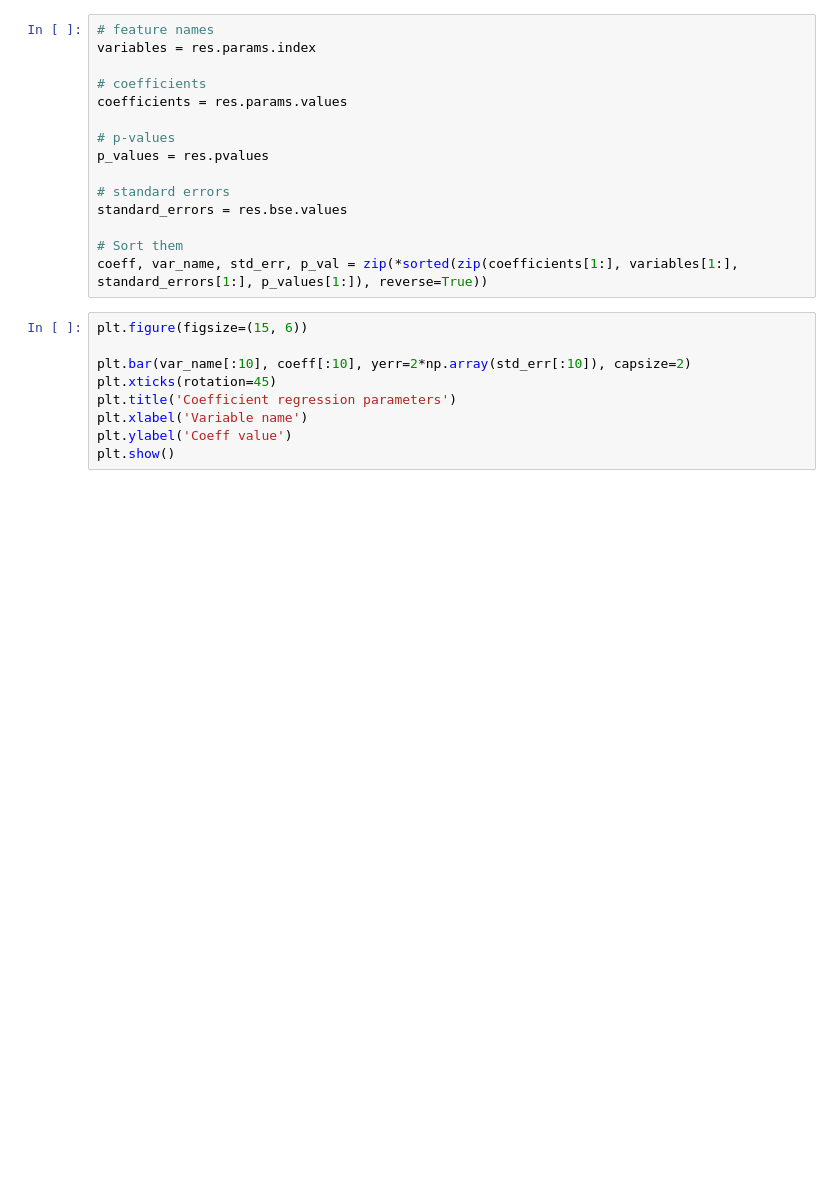
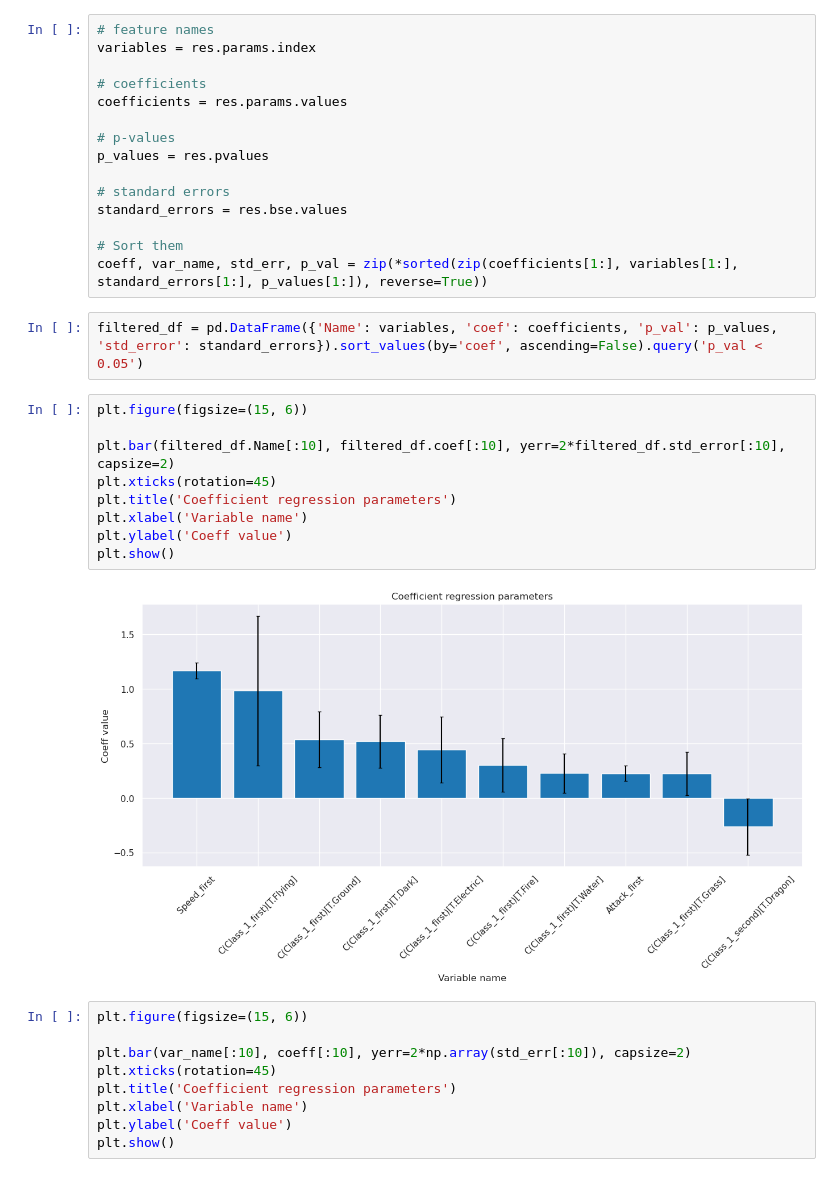
Before and after one commit to david-schroeter/ada_exams, a Jupyter notebook: final_2017/301062.ipynb, the cells around one changed output. Cells and saved outputs as stored; diff of their text form; blank space fills up the shorter version.

```diff
--- a/final_2017/301062.ipynb
+++ b/final_2017/301062.ipynb
@@ -515,6 +514,19 @@ standard_errors = res.bse.values
 
 # Sort them
 coeff, var_name, std_err, p_val = zip(*sorted(zip(coefficients[1:], variables[1:], standard_errors[1:], p_values[1:]), reverse=True))
+# %%
+filtered_df = pd.DataFrame({'Name': variables, 'coef': coefficients, 'p_val': p_values, 'std_error': standard_errors}).sort_values(by='coef', ascending=False).query('p_val < 0.05')
+# %%
+plt.figure(figsize=(15, 6))
+
+plt.bar(filtered_df.Name[:10], filtered_df.coef[:10], yerr=2*filtered_df.std_error[:10], capsize=2)
+plt.xticks(rotation=45)
+plt.title('Coefficient regression parameters')
+plt.xlabel('Variable name')
+plt.ylabel('Coeff value')
+plt.show()
+# %% [output]
+[figure, added]
 # %%
 plt.figure(figsize=(15, 6))
 
```
Also changed, not shown: parts of 2 cells of this notebook.
